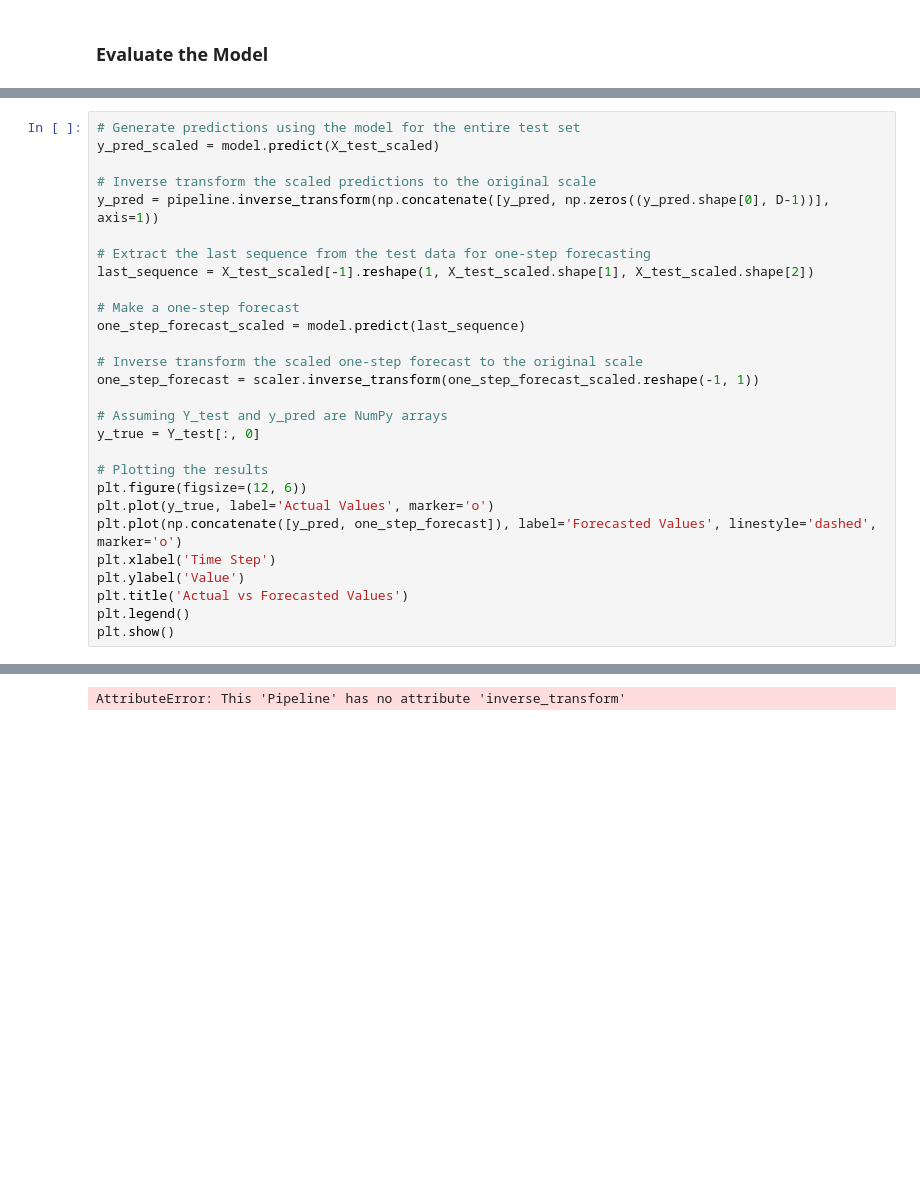
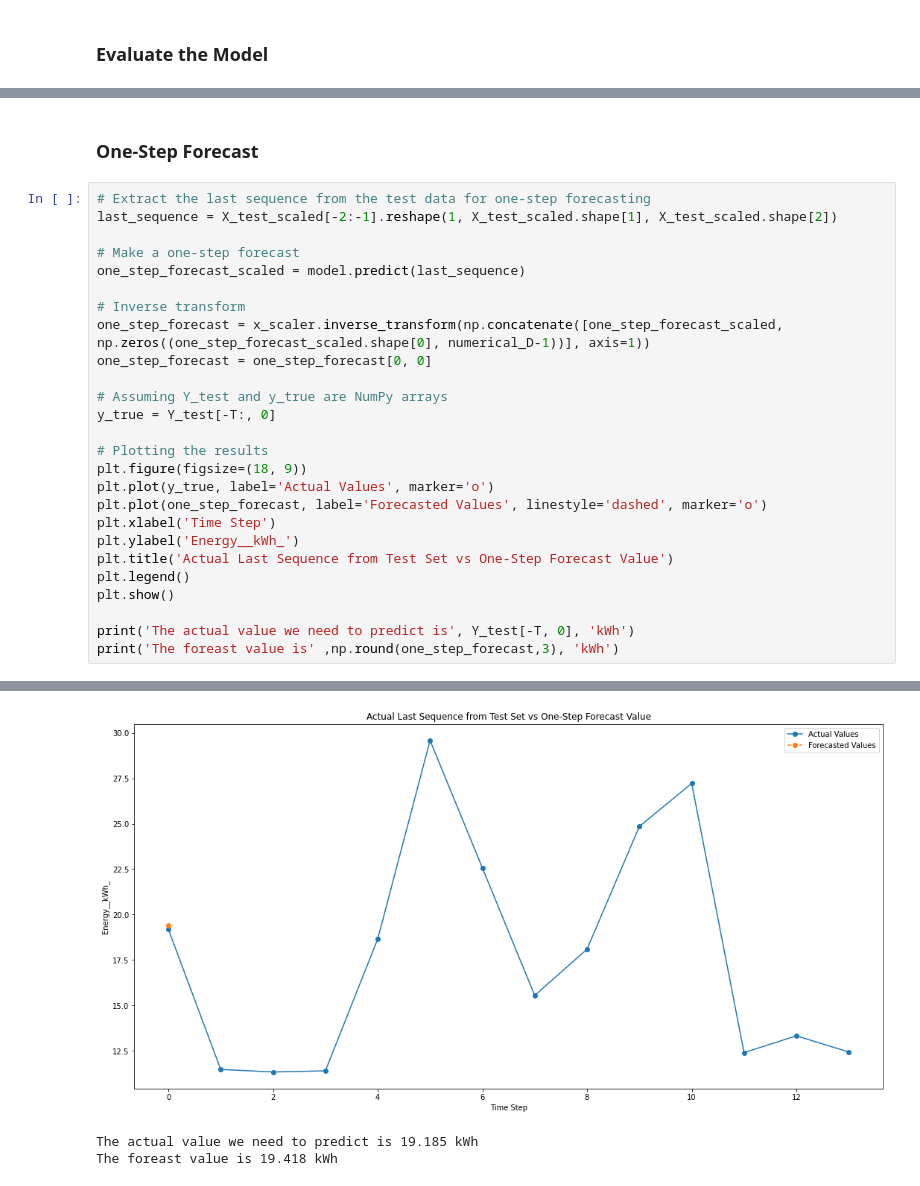
Before and after one commit to NikosKokosis/Energy_Demand_Forecast, a Jupyter notebook: Code/My_Method_perStations/BiGRU.ipynb, the cells around one changed output, grey strips where cells are left out. Drawn from its saved outputs; the diff is of its cells as text; blank space fills up the shorter version.

```diff
--- a/Code/My_Method_perStations/BiGRU.ipynb
+++ b/Code/My_Method_perStations/BiGRU.ipynb
@@ -389,29 +376,29 @@ plt.show()
+# %% [markdown]
+### **One-Step Forecast**
 # %%
-# Generate predictions using the model for the entire test set
-y_pred_scaled = model.predict(X_test_scaled)
-
-# Inverse transform the scaled predictions to the original scale
-y_pred = pipeline.inverse_transform(np.concatenate([y_pred, np.zeros((y_pred.shape[0], D-1))], axis=1))
-
 # Extract the last sequence from the test data for one-step forecasting
-last_sequence = X_test_scaled[-1].reshape(1, X_test_scaled.shape[1], X_test_scaled.shape[2])
+last_sequence = X_test_scaled[-2:-1].reshape(1, X_test_scaled.shape[1], X_test_scaled.shape[2])
 
 # Make a one-step forecast
 one_step_forecast_scaled = model.predict(last_sequence)
 
-# Inverse transform the scaled one-step forecast to the original scale
-one_step_forecast = scaler.inverse_transform(one_step_forecast_scaled.reshape(-1, 1))
+# Inverse transform
+one_step_forecast = x_scaler.inverse_transform(np.concatenate([one_step_forecast_scaled, np.zeros((one_step_forecast_scaled.shape[0], numerical_D-1))], axis=1))
+one_step_forecast = one_step_forecast[0, 0]
 
-# Assuming Y_test and y_pred are NumPy arrays
-y_true = Y_test[:, 0]
+# Assuming Y_test and y_true are NumPy arrays
+y_true = Y_test[-T:, 0]
 
 # Plotting the results
-plt.figure(figsize=(12, 6))
+plt.figure(figsize=(18, 9))
 plt.plot(y_true, label='Actual Values', marker='o')
-plt.plot(np.concatenate([y_pred, one_step_forecast]), label='Forecasted Values', linestyle='dashed', marker='o')
+plt.plot(one_step_forecast, label='Forecasted Values', linestyle='dashed', marker='o')
 plt.xlabel('Time Step')
-plt.ylabel('Value')
-plt.title('Actual vs Forecasted Values')
+plt.ylabel('Energy__kWh_')
+plt.title('Actual Last Sequence from Test Set vs One-Step Forecast Value')
 plt.legend()
 plt.show()
+
+print('The actual value we need to predict is', Y_test[-T, 0], 'kWh')
+print('The foreast value is' ,np.round(one_step_forecast,3), 'kWh')
 # %% [output]
@@ -419 +406,3 @@ plt.show()
+[figure, added]
-AttributeError: This 'Pipeline' has no attribute 'inverse_transform'
+The actual value we need to predict is 19.185 kWh
+The foreast value is 19.418 kWh
```
Also changed, not shown: parts of 15 cells of this notebook.
